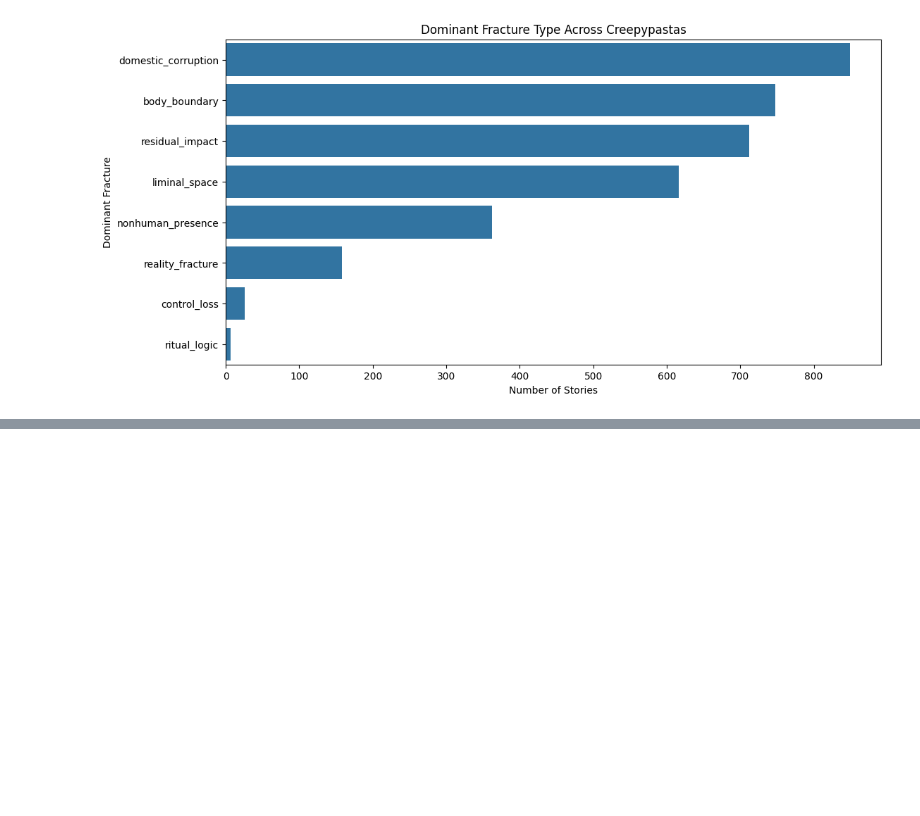
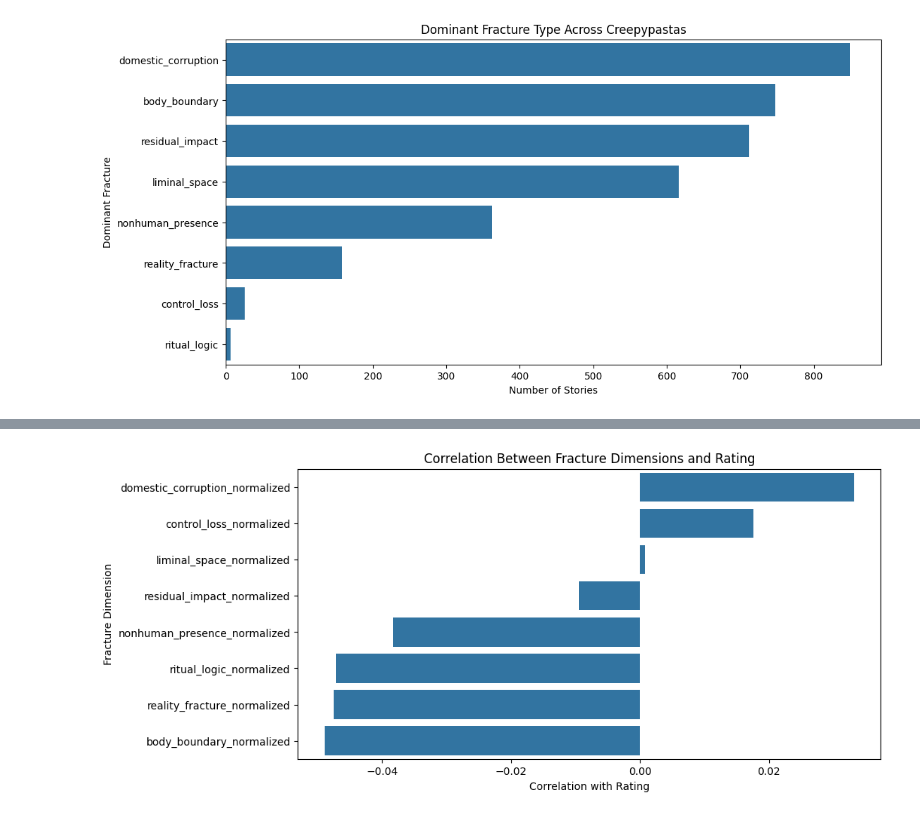
Before and after one commit to futabarentarou/Horror-Fracture-Index, a Jupyter notebook: notebooks/03_fracture_index_features.ipynb, the cells around one changed output, grey strips where cells are left out. Cells and saved outputs as stored; diff of their text form; code cells hidden in the pictures; blank space fills up the shorter version.

```diff
--- a/notebooks/03_fracture_index_features.ipynb
+++ b/notebooks/03_fracture_index_features.ipynb
@@ -301,0 +317,4 @@ plt.show()
+# %%
+df["horror_fracture_index_per_1000"] = df["horror_fracture_index"] * 1000
+
+df[["title", "rating_numeric", "word_count", "horror_fracture_index", "horror_fracture_index_per_1000"]].head()
@@ -301,0 +382,9 @@ plt.show()
+# %%
+fracture_rating_correlations = (
+    df[normalized_fracture_columns + ["rating_numeric"]]
+    .corr()["rating_numeric"]
+    .drop("rating_numeric")
+    .sort_values(ascending=False)
+)
+
+fracture_rating_correlations
@@ -301,0 +401,15 @@ plt.show()
+# %%
+plt.figure(figsize=(10, 5))
+
+sns.barplot(
+    x=fracture_rating_correlations.values,
+    y=fracture_rating_correlations.index
+)
+
+plt.title("Correlation Between Fracture Dimensions and Rating")
+plt.xlabel("Correlation with Rating")
+plt.ylabel("Fracture Dimension")
+
+plt.show()
+# %% [output]
+[figure, added]
```
Also changed, not shown: parts of 15 cells of this notebook, 1 other file.
